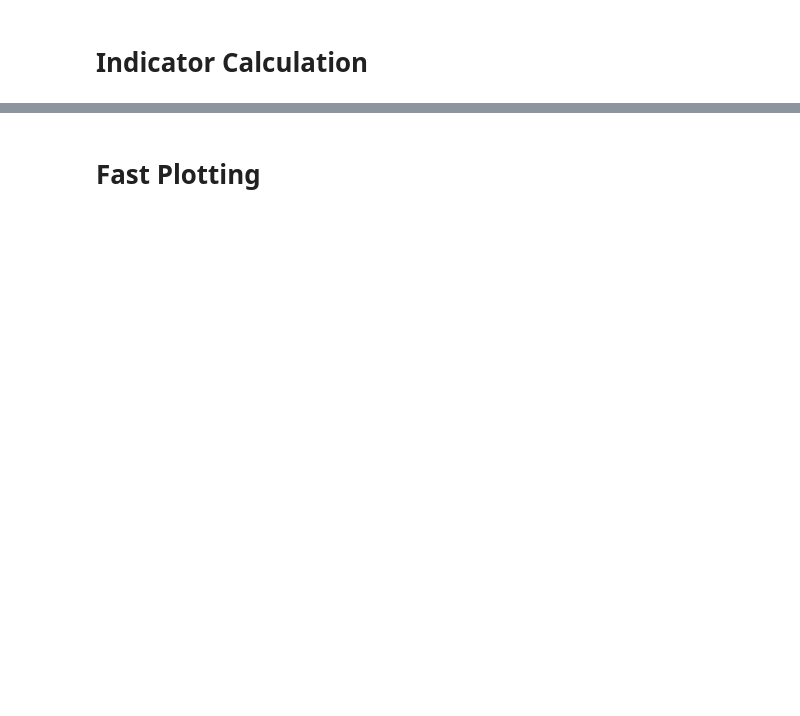
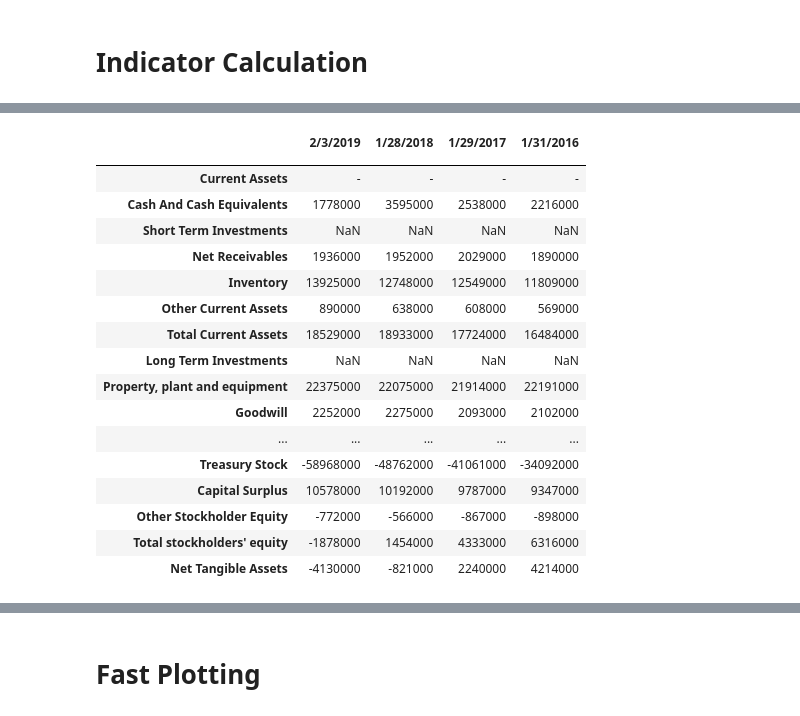
Before and after one commit to dacatay/stock-charting, a Jupyter notebook: src/Indicator Calculation.ipynb, the cells around one changed output, grey strips where cells are left out. Cells and saved outputs as stored; diff of their text form; code cells hidden in the pictures; blank space fills up the shorter version.

```diff
--- a/src/Indicator Calculation.ipynb
+++ b/src/Indicator Calculation.ipynb
@@ -340,0 +517,21 @@ To retain the current behavior and silence the warning, pass 'sort=True'.
+# %%
+data.balance_sheet
+# %% [output]
+|  | 2/3/2019 | 1/28/2018 | 1/29/2017 | 1/31/2016 |
+|  |  |  |  |  |
+| Current Assets | - | - | - | - |
+| Cash And Cash Equivalents | 1778000 | 3595000 | 2538000 | 2216000 |
+| Short Term Investments | NaN | NaN | NaN | NaN |
+| Net Receivables | 1936000 | 1952000 | 2029000 | 1890000 |
+| Inventory | 13925000 | 12748000 | 12549000 | 11809000 |
+| Other Current Assets | 890000 | 638000 | 608000 | 569000 |
+| Total Current Assets | 18529000 | 18933000 | 17724000 | 16484000 |
+| Long Term Investments | NaN | NaN | NaN | NaN |
+| Property, plant and equipment | 22375000 | 22075000 | 21914000 | 22191000 |
+| Goodwill | 2252000 | 2275000 | 2093000 | 2102000 |
+| ... | ... | ... | ... | ... |
+| Treasury Stock | -58968000 | -48762000 | -41061000 | -34092000 |
+| Capital Surplus | 10578000 | 10192000 | 9787000 | 9347000 |
+| Other Stockholder Equity | -772000 | -566000 | -867000 | -898000 |
+| Total stockholders' equity | -1878000 | 1454000 | 4333000 | 6316000 |
+| Net Tangible Assets | -4130000 | -821000 | 2240000 | 4214000 |
```
Also changed, not shown: parts of 33 cells of this notebook, 9 other files.
